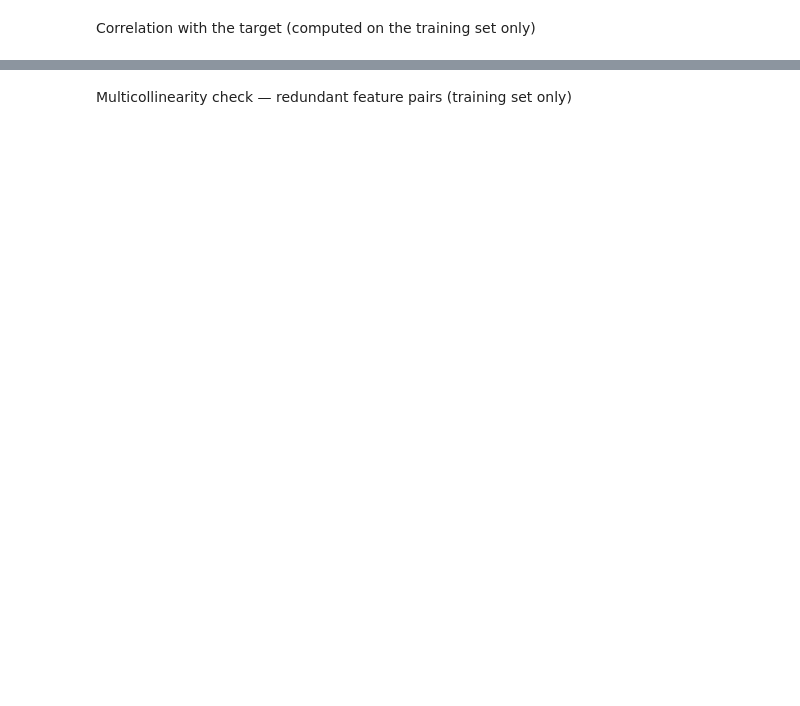
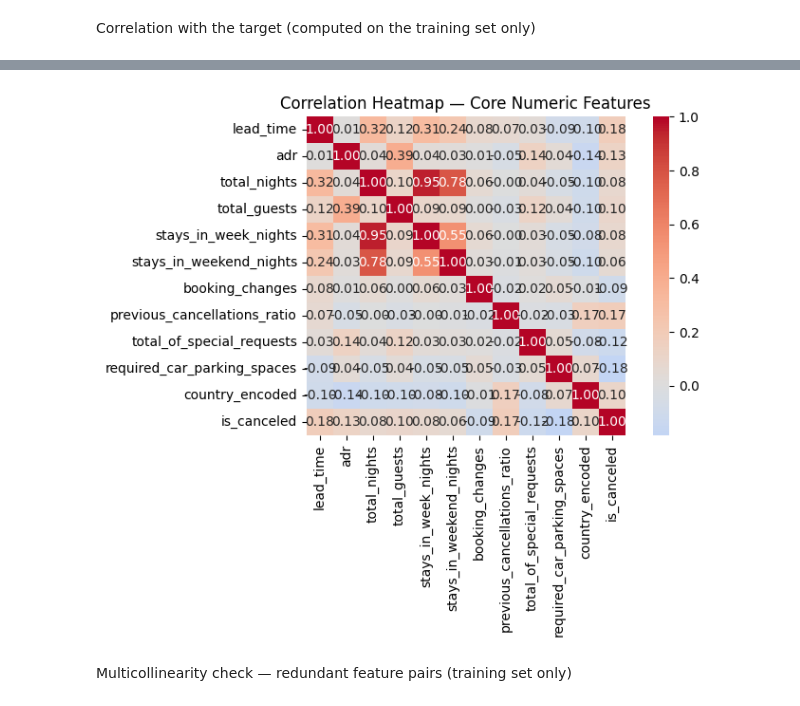
Before and after one commit to HarisAmmar117/BookPulse, a Jupyter notebook: notebooks/data_preprocessing.ipynb, the cells around one changed output, grey strips where cells are left out. Cells and saved outputs as stored; diff of their text form; code cells hidden in the pictures; blank space fills up the shorter version.

```diff
--- a/notebooks/data_preprocessing.ipynb
+++ b/notebooks/data_preprocessing.ipynb
@@ -458,5 +525,22 @@ required_car_parking_spaces      -0.184540
 assigned_room_type_L                   NaN
 Name: is_canceled, dtype: float64
+# %%
+core_numeric = [
+    'lead_time', 'adr', 'total_nights', 'total_guests',
+    'stays_in_week_nights', 'stays_in_weekend_nights',
+    'booking_changes', 'previous_cancellations_ratio',
+    'total_of_special_requests', 'required_car_parking_spaces',
+    'country_encoded', 'is_canceled'
+]
+
+plt.figure(figsize=(8, 6))
+sns.heatmap(train_with_target[core_numeric].corr(), annot=True, fmt='.2f',
+            cmap='coolwarm', center=0, square=True)
+plt.title('Correlation Heatmap — Core Numeric Features')
+plt.tight_layout()
+plt.show()
+# %% [output]
+[figure, added]
 # %% [markdown]
 Multicollinearity check — redundant feature pairs (training set only)
 # %%
```
Also changed, not shown: parts of 21 cells of this notebook, 6 other files.
